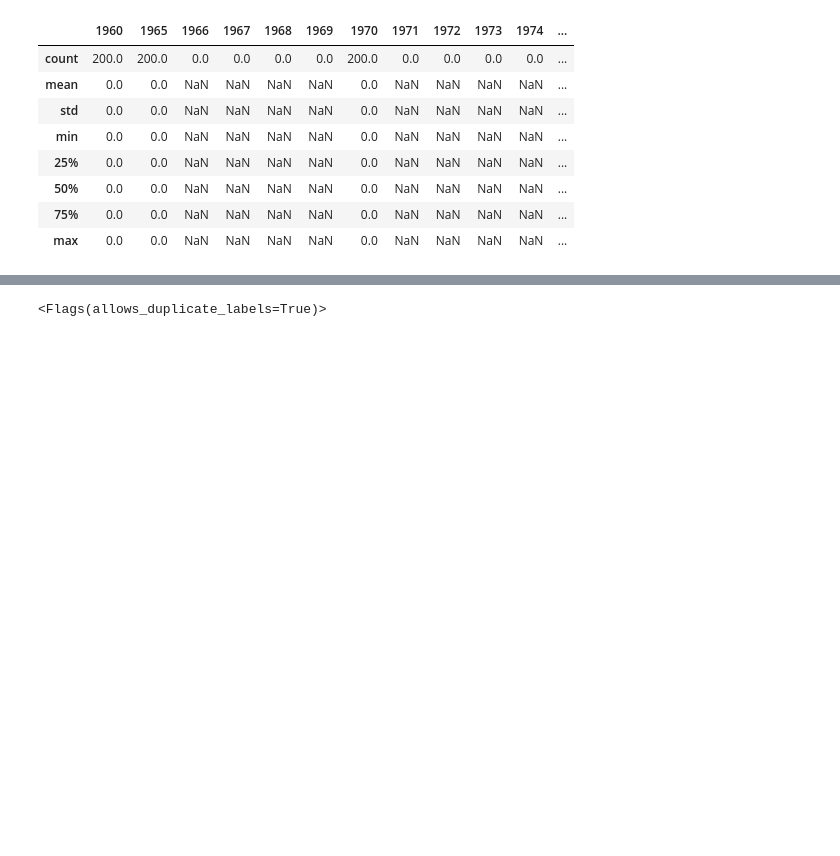
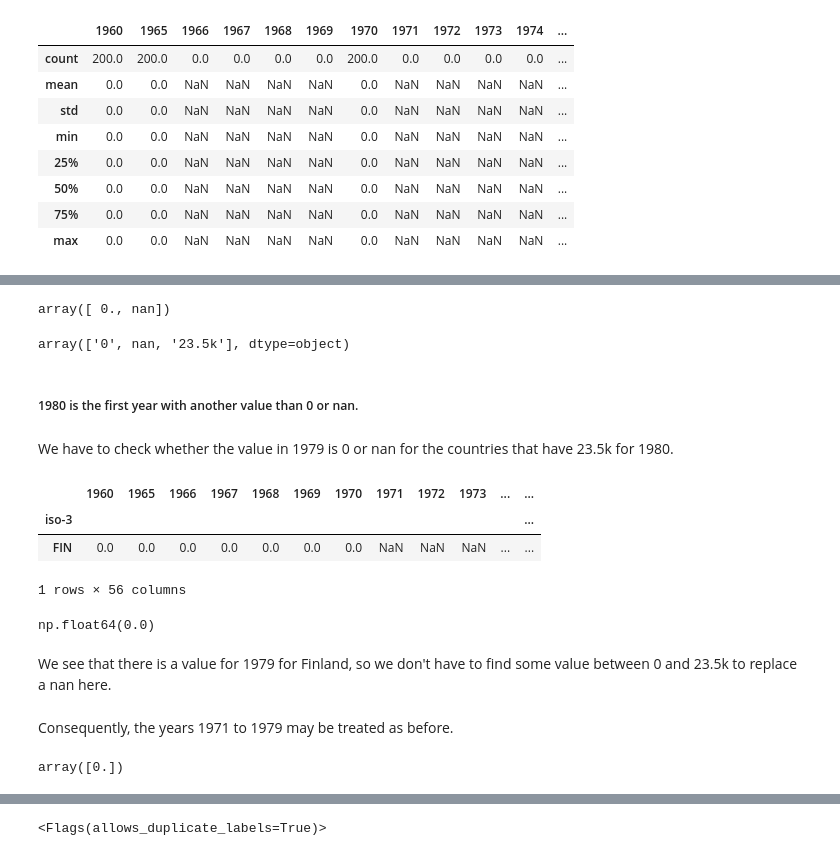
Before and after one commit to totatorbj/su-mt4007, a Jupyter notebook: HW3/HW3_investigation.ipynb, the cells around one changed output, grey strips where cells are left out. Drawn from its saved outputs; the diff is of its cells as text; code cells hidden in the pictures; blank space fills up the shorter version.

```diff
--- a/HW3/HW3_investigation.ipynb
+++ b/HW3/HW3_investigation.ipynb
@@ -809,0 +902,2 @@ cell_phones_total_data_df.describe()
+# %%
+interpolated_cell_phones_total_data_df['1960'] = cell_phones_total_data_df['1960'].interpolate()
@@ -809,0 +912,2 @@ cell_phones_total_data_df.describe()
+# %%
+interpolated_cell_phones_total_data_df[['1965', '1970']] = cell_phones_total_data_df[['1965', '1970']].interpolate()
@@ -809,0 +936,2 @@ cell_phones_total_data_df.describe()
+# %%
+interpolated_cell_phones_total_data_df.loc[:,['1966' , '1967', '1968' , '1969']] = 0
@@ -809,0 +999,30 @@ cell_phones_total_data_df.describe()
+# %%
+interpolated_cell_phones_total_data_df['1979'].unique()
+# %% [output]
+array([ 0., nan])
+# %%
+interpolated_cell_phones_total_data_df['1980'].unique()
+# %% [output]
+array(['0', nan, '23.5k'], dtype=object)
+# %% [markdown]
+
+##### 1980 is the first year with another value than 0 or nan.
+# %% [markdown]
+We have to check whether the value in 1979 is 0 or nan for the countries that have 23.5k for 1980.
+# %%
+larger_than_zero = interpolated_cell_phones_total_data_df['1980']=='23.5k'
+# %%
+interpolated_cell_phones_total_data_df[larger_than_zero]
+# %% [output]
+|  | 1960 | 1965 | 1966 | 1967 | 1968 | 1969 | 1970 | 1971 | 1972 | 1973 | ... | ... |
+| iso-3 |  |  |  |  |  |  |  |  |  |  |  | ... |
+| FIN | 0.0 | 0.0 | 0.0 | 0.0 | 0.0 | 0.0 | 0.0 | NaN | NaN | NaN | ... | ... |
+1 rows × 56 columns
+# %%
+interpolated_cell_phones_total_data_df.loc['FIN', '1979']
+# %% [output]
+np.float64(0.0)
+# %% [markdown]
+We see that there is a value for 1979 for Finland, so we don't have to find some value between 0 and 23.5k to replace a nan here.
+# %% [markdown]
+Consequently, the years 1971 to 1979 may be treated as before.
@@ -809,0 +1031,4 @@ cell_phones_total_data_df.describe()
+# %%
+interpolated_cell_phones_total_data_df['1973'].unique()
+# %% [output]
+array([0.])
```
Also changed, not shown: parts of 85 cells of this notebook.
